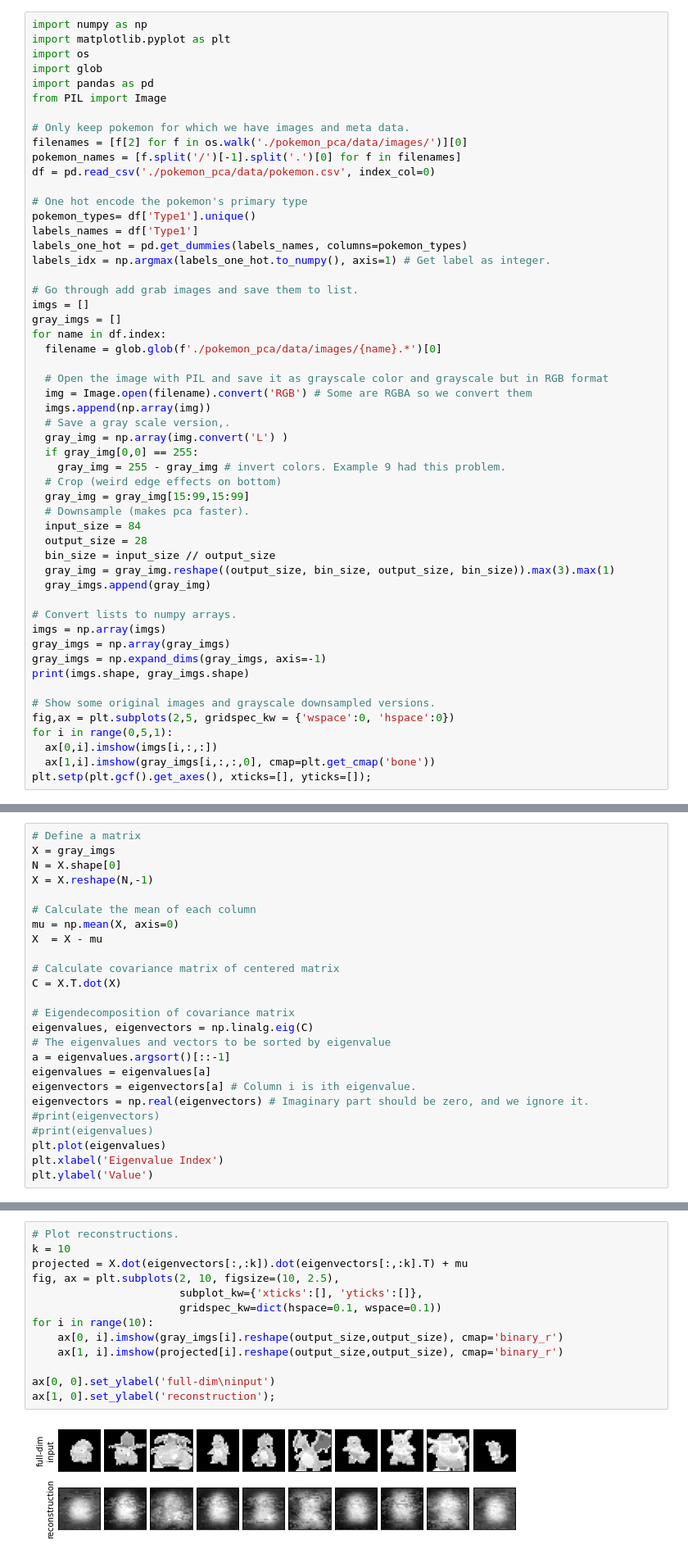
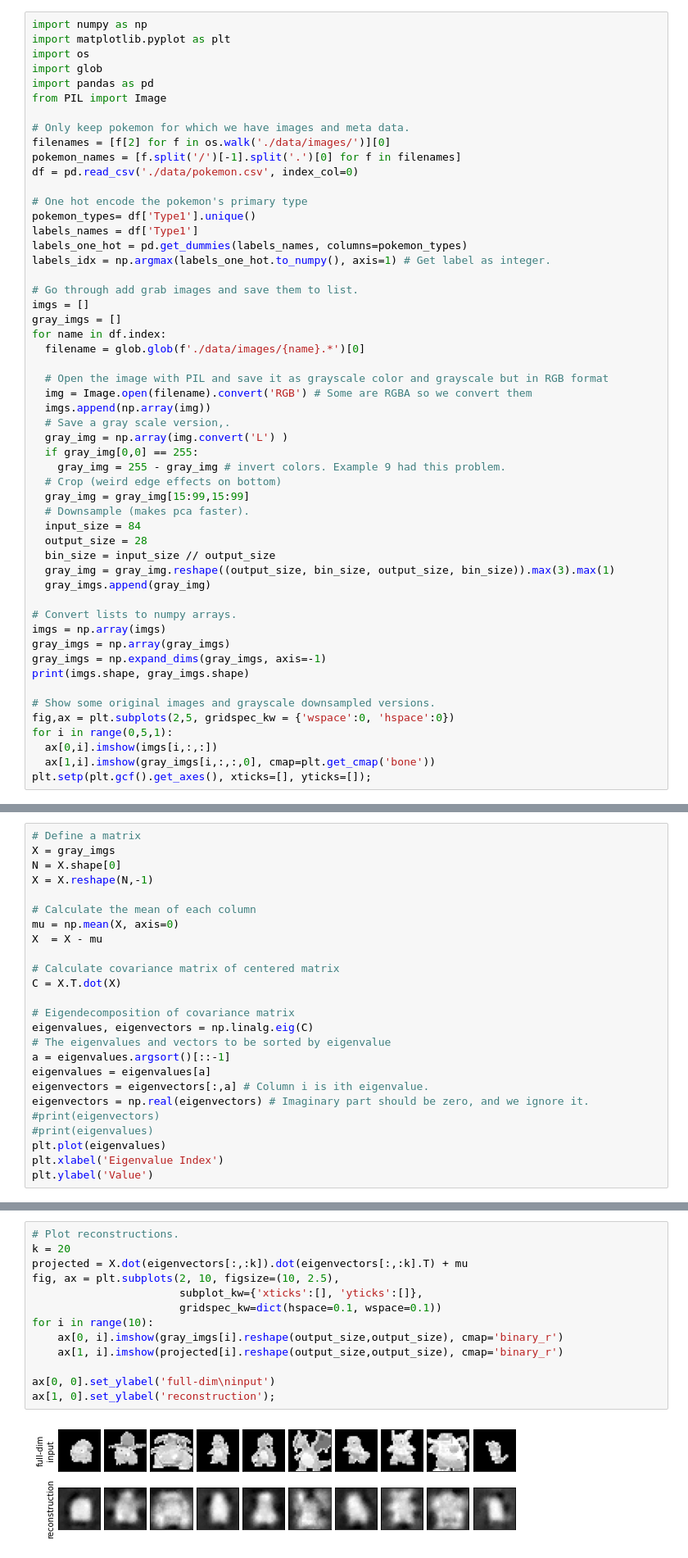
Before and after one commit to peterjsadowski/pokemon_pca, a Jupyter notebook: PokemonPCA.ipynb, the cells around one changed output, grey strips where cells are left out. Shown at 82% size. Cells and saved outputs as stored; diff of their text form.

Commit message:
Fixed bug in sorting the eigenvectors.

```diff
--- a/PokemonPCA.ipynb
+++ b/PokemonPCA.ipynb
@@ -17,9 +7,9 @@ import pandas as pd
 from PIL import Image
 
 # Only keep pokemon for which we have images and meta data.
-filenames = [f[2] for f in os.walk('./pokemon_pca/data/images/')][0]
+filenames = [f[2] for f in os.walk('./data/images/')][0]
 pokemon_names = [f.split('/')[-1].split('.')[0] for f in filenames]
-df = pd.read_csv('./pokemon_pca/data/pokemon.csv', index_col=0)
+df = pd.read_csv('./data/pokemon.csv', index_col=0)
 
 # One hot encode the pokemon's primary type
 pokemon_types= df['Type1'].unique()
@@ -31,7 +21,7 @@ labels_idx = np.argmax(labels_one_hot.to_numpy(), axis=1) # Get label as integer
 imgs = []
 gray_imgs = []
 for name in df.index:
-  filename = glob.glob(f'./pokemon_pca/data/images/{name}.*')[0]
+  filename = glob.glob(f'./data/images/{name}.*')[0]
 
   # Open the image with PIL and save it as grayscale color and grayscale but in RGB format
   img = Image.open(filename).convert('RGB') # Some are RGBA so we convert them
@@ -82,7 +72,7 @@ eigenvalues, eigenvectors = np.linalg.eig(C)
 # The eigenvalues and vectors to be sorted by eigenvalue
 a = eigenvalues.argsort()[::-1]
 eigenvalues = eigenvalues[a]
-eigenvectors = eigenvectors[a] # Column i is ith eigenvalue.
+eigenvectors = eigenvectors[:,a] # Column i is ith eigenvalue.
 eigenvectors = np.real(eigenvectors) # Imaginary part should be zero, and we ignore it.
 #print(eigenvectors)
 #print(eigenvalues)
@@ -131,18 +120,18 @@ for i, ax in enumerate(axes.flat):
 # %%
 # Plot reconstructions.
-k = 10
+k = 20
 projected = X.dot(eigenvectors[:,:k]).dot(eigenvectors[:,:k].T) + mu
 fig, ax = plt.subplots(2, 10, figsize=(10, 2.5),
                        subplot_kw={'xticks':[], 'yticks':[]},
                        gridspec_kw=dict(hspace=0.1, wspace=0.1))
 for i in range(10):
     ax[0, i].imshow(gray_imgs[i].reshape(output_size,output_size), cmap='binary_r')
     ax[1, i].imshow(projected[i].reshape(output_size,output_size), cmap='binary_r')
 
 ax[0, 0].set_ylabel('full-dim\ninput')
 ax[1, 0].set_ylabel('reconstruction');
 # %% [output]
-[figure, old version]
+[figure, new version]
 # %%
 # Plot reconstructions at different k values.
 k_values = [0, 1, 2, 4, 8, 16, 32, 64, 128, 256, 512, 784]
```
Also changed, not shown: parts of 4 cells of this notebook.
